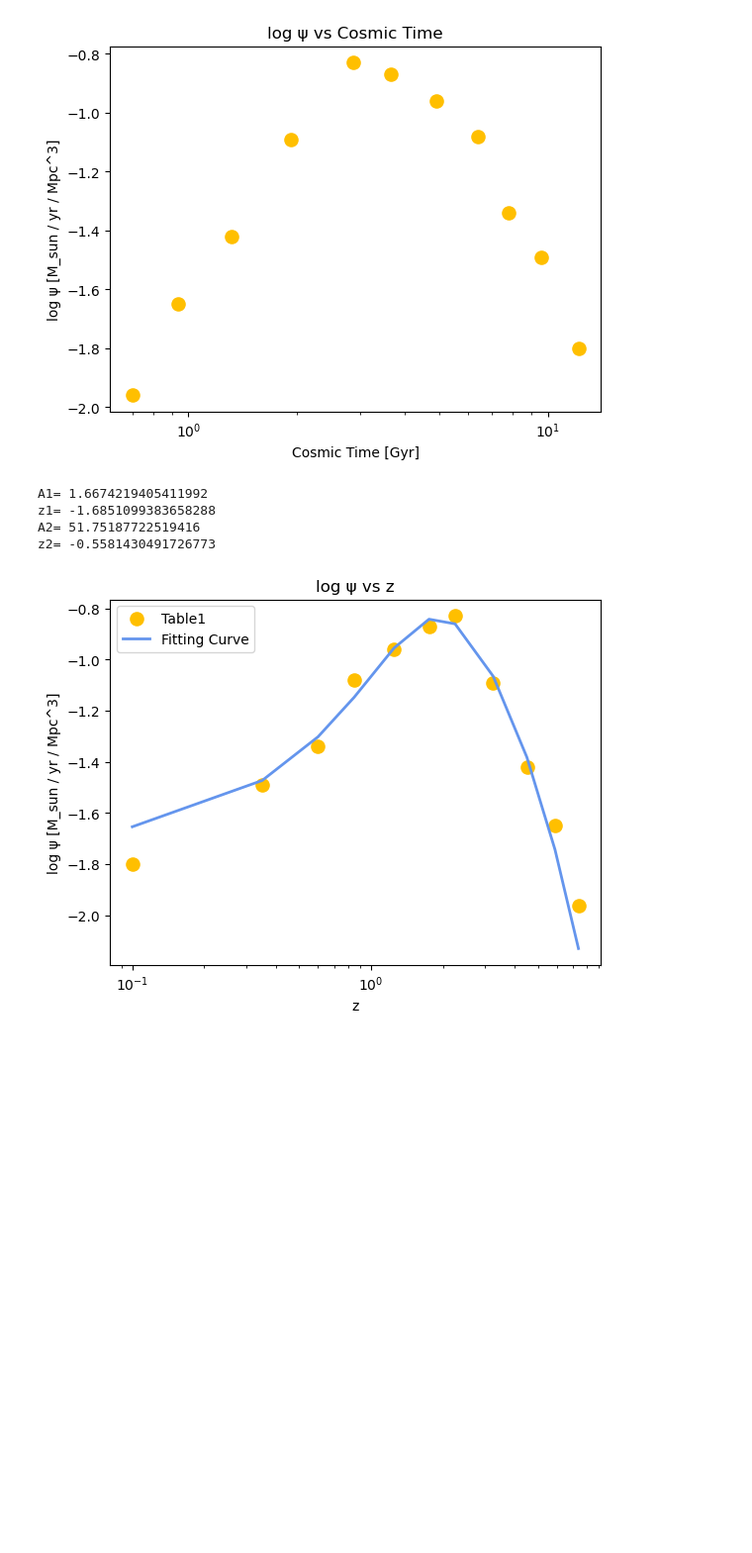
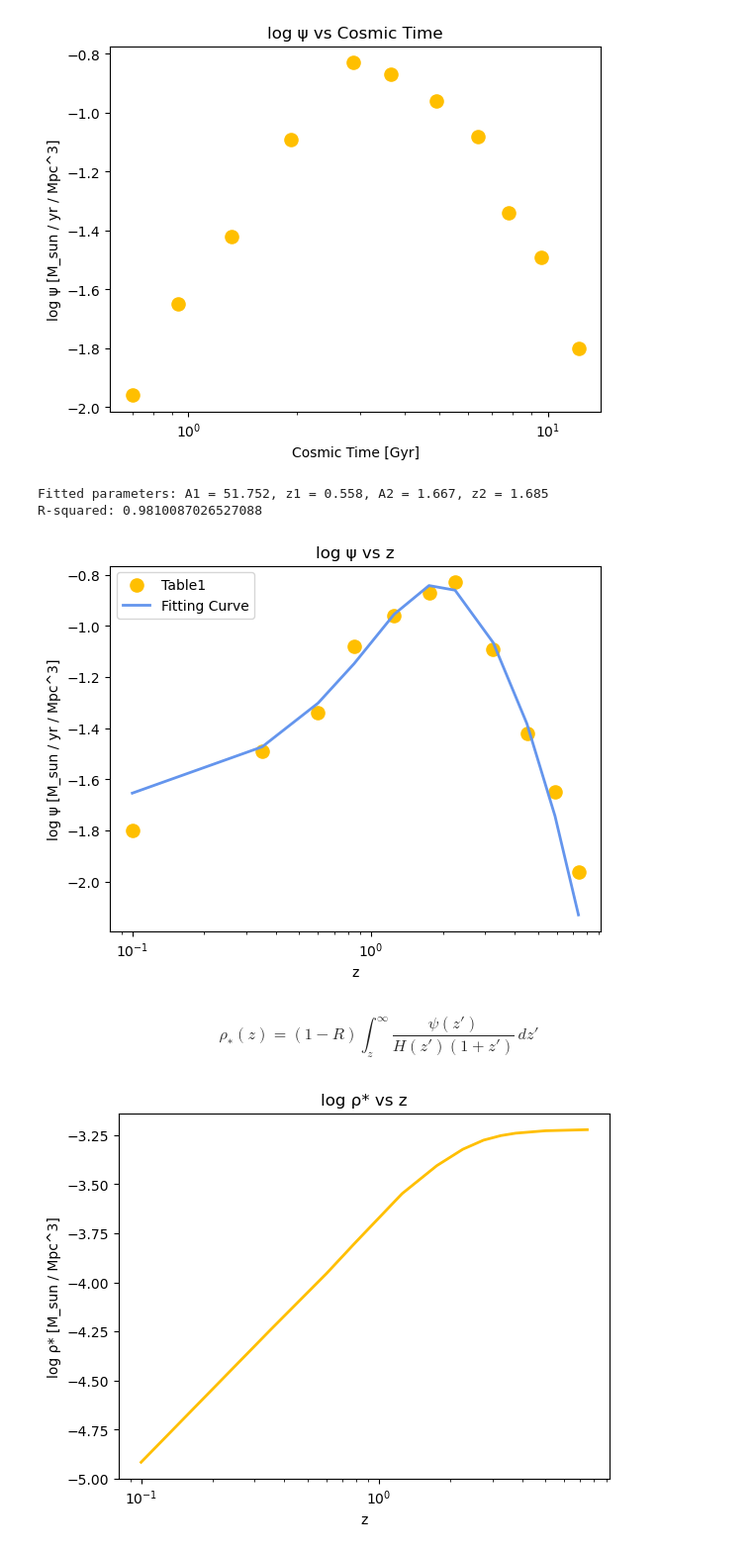
Before and after one commit to AstroSeha/SS2024, a Jupyter notebook: Galaxies and Cosmology/GNC_Exercise7_3.ipynb, the cells around one changed output. Shown at 99% size. Cells and saved outputs as stored; diff of their text form; code cells hidden in the pictures; blank space fills up the shorter version.

```diff
--- a/Galaxies and Cosmology/GNC_Exercise7_3.ipynb
+++ b/Galaxies and Cosmology/GNC_Exercise7_3.ipynb
@@ -103,19 +108,22 @@ plt.show()
 [figure]
 # %%
 #(c) Match a fitting formula to the data.
-from scipy.optimize import curve_fit
 
 def psi_function(z, A1, z1, A2, z2):
     return 1 / (A1 * np.exp(-z / z1) + A2 * np.exp(z / z2))
 
 table1['psi'] = 10**table1['log_psi']
-# method = trf and ftol = 1e-10
 popt, pcov = curve_fit(psi_function, table1['z'], table1['psi'],p0=[1, -1, 1, -1])
 
-print('A1=', popt[0])
-print('z1=', popt[1])
-print('A2=', popt[2])
-print('z2=', popt[3])
+A1, z1, A2, z2 = popt
+
+psi_fit = psi_function(table1['z'], *popt)
+
+slope, intercept, r_value, p_value, std_err = linregress(table1['psi'], psi_fit)
+r_squared = r_value**2
+
+print(f"Fitted parameters: A1 = {A1:.3f}, z1 = {z1:.3f}, A2 = {A2:.3f}, z2 = {z2:.3f}")
+print(f"R-squared: {r_squared}")
 
 plt.scatter(table1['z'], table1['log_psi'], color='#FFBF00', s=90,label='Table1')
 plt.plot(table1['z'], np.log10(psi_function(table1['z'], *popt)), color='#6495ED',linewidth=2,label='Fitting Curve')
@@ -126,8 +134,38 @@ plt.title('log ψ vs z')
 plt.legend()
 plt.show()
 # %% [output]
-A1= 1.6674219405411992
-z1= -1.6851099383658288
-A2= 51.75187722519416
-z2= -0.5581430491726773
+Fitted parameters: A1 = 51.752, z1 = 0.558, A2 = 1.667, z2 = 1.685
+R-squared: 0.9810087026527088
 [figure]
+# %% [markdown]
+$$\rho_{*}(z) = (1 - R) \int_{z}^{\infty} \frac{\psi(z')}{H(z')(1 + z')} \, dz'$$
+# %%
+#(d) Integrate this fitted relation to predict the evolving stellar mass density.
+#$$\rho_{*}(z) = (1 - R) \int_{z}^{\infty} \frac{\psi(z')}{H(z')(1 + z')} \, dz'$$
+
+H0 = 70 * u.km / u.s / u.Mpc
+Om0 = 0.3
+R = 0.27  # return fraction
+
+# Hubble parameter
+def H(z):
+    return H0 * np.sqrt(Om0 * (1 + z)**3 + (1 - Om0))
+
+def integrand(z, psi_func):
+    return (psi_func(z) / (H(z) * (1 + z))).value
+
+psi_interp = interp1d(table1['z'], table1['psi'], fill_value="extrapolate")
+rho_star = []
+for z in table2['z']:
+    rho_star.append((1-R)*quad(integrand, 0, z, args=(psi_interp))[0])
+
+table2['rho_star'] = rho_star
+
+plt.plot(table2['z'], np.log10(table2['rho_star']), color='#FFBF00',linewidth=2)
+plt.xlabel('z')
+plt.xscale('log')
+plt.ylabel('log ρ* [M_sun / Mpc^3]')
+plt.title('log ρ* vs z')
+plt.show()
+# %% [output]
+[figure, added]
```
Also changed, not shown: parts of 1 cell of this notebook.
